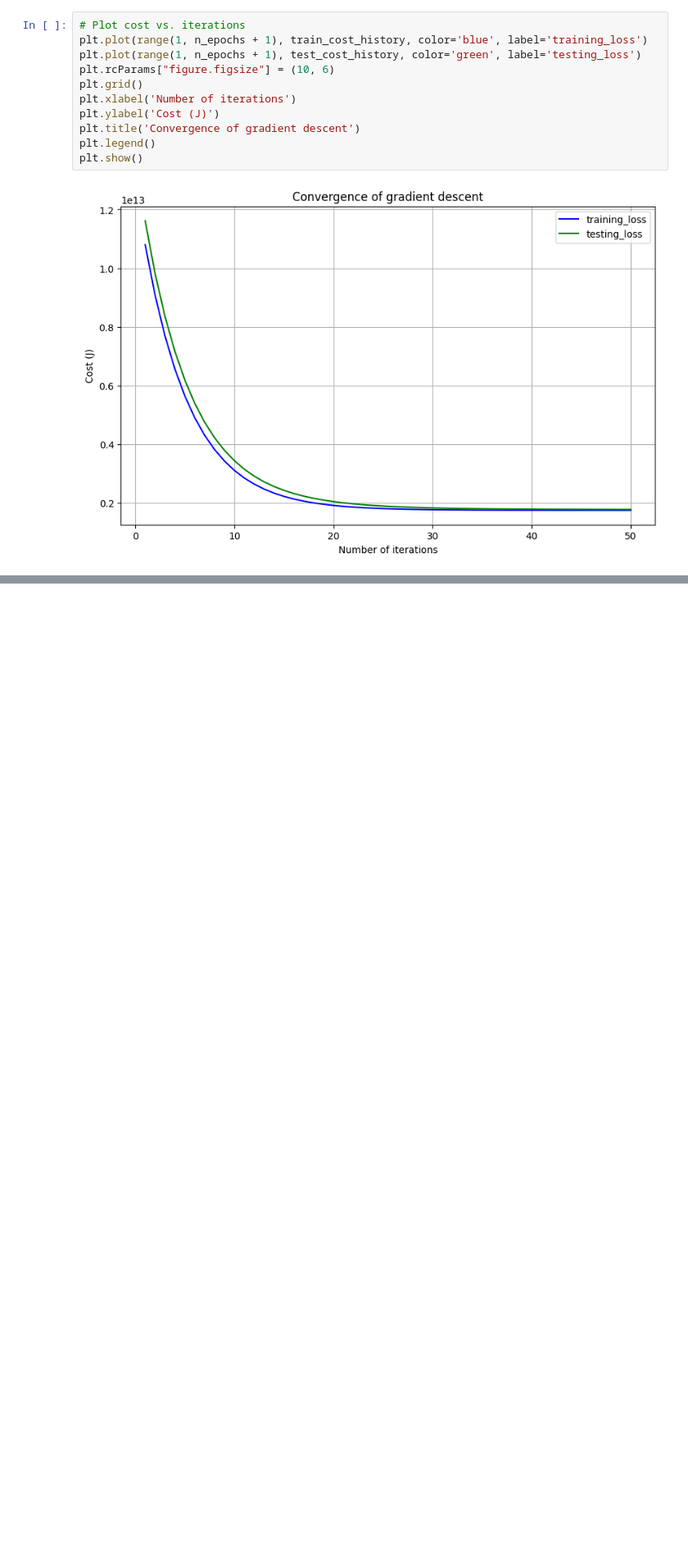
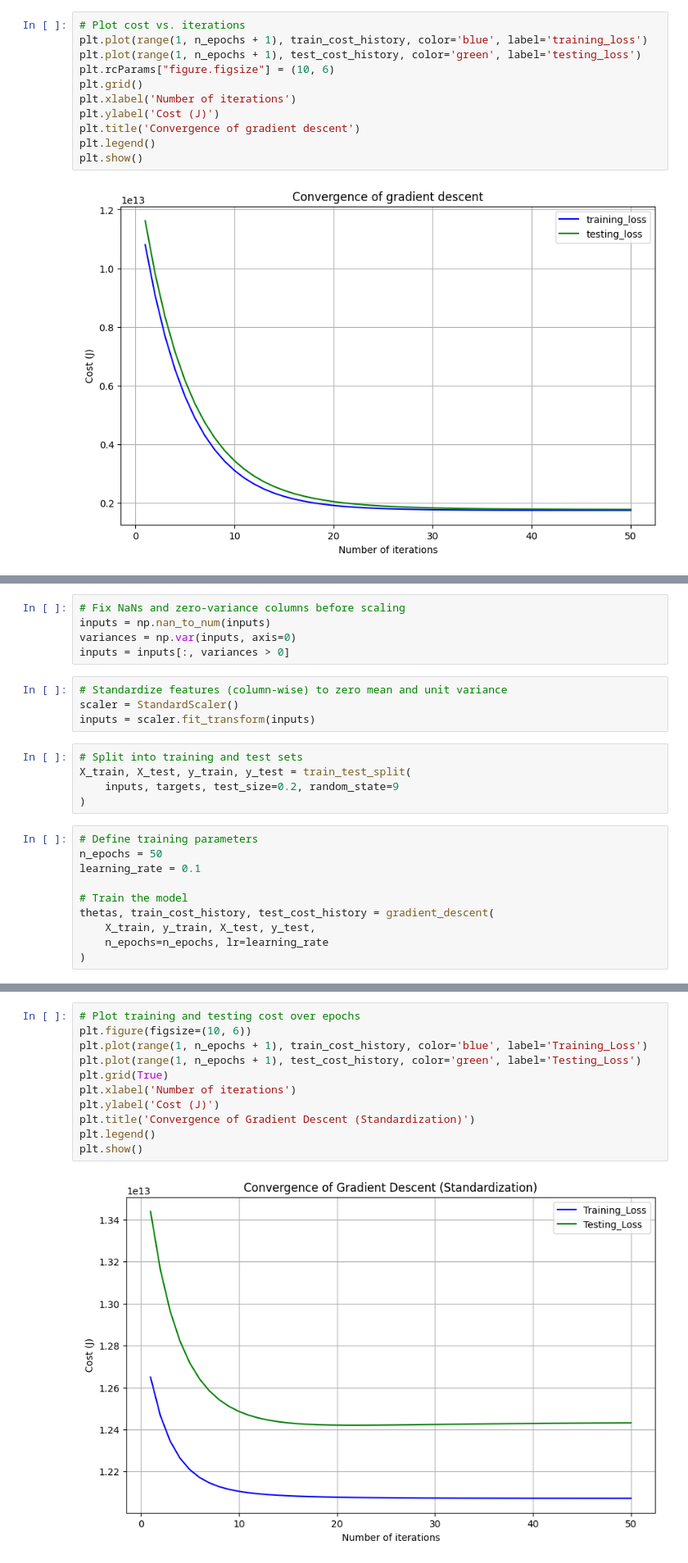
Before and after one commit to thanhnguyen031/Intro-Machine-Learning-4105, a Jupyter notebook: Assignment-2/Assignment2.ipynb, the cells around one changed output, grey strips where cells are left out. Shown at 82% size. Saved outputs shown, nothing was run; the diff lists cells and outputs as text; blank space fills up the shorter version.

```diff
--- a/Assignment-2/Assignment2.ipynb
+++ b/Assignment-2/Assignment2.ipynb
@@ -673,0 +673,24 @@ plt.show()
+# %%
+# Fix NaNs and zero-variance columns before scaling
+inputs = np.nan_to_num(inputs)
+variances = np.var(inputs, axis=0)
+inputs = inputs[:, variances > 0]
+# %%
+# Standardize features (column-wise) to zero mean and unit variance
+scaler = StandardScaler()
+inputs = scaler.fit_transform(inputs)
+# %%
+# Split into training and test sets
+X_train, X_test, y_train, y_test = train_test_split(
+    inputs, targets, test_size=0.2, random_state=9
+)
+# %%
+# Define training parameters
+n_epochs = 50
+learning_rate = 0.1
+
+# Train the model
+thetas, train_cost_history, test_cost_history = gradient_descent(
+    X_train, y_train, X_test, y_test,
+    n_epochs=n_epochs, lr=learning_rate
+)
@@ -673,0 +735,13 @@ plt.show()
+# %%
+# Plot training and testing cost over epochs
+plt.figure(figsize=(10, 6))
+plt.plot(range(1, n_epochs + 1), train_cost_history, color='blue', label='Training_Loss')
+plt.plot(range(1, n_epochs + 1), test_cost_history, color='green', label='Testing_Loss')
+plt.grid(True)
+plt.xlabel('Number of iterations')
+plt.ylabel('Cost (J)')
+plt.title('Convergence of Gradient Descent (Standardization)')
+plt.legend()
+plt.show()
+# %% [output]
+[figure, added]
```
Also changed, not shown: parts of 89 cells of this notebook, 2 other files.
